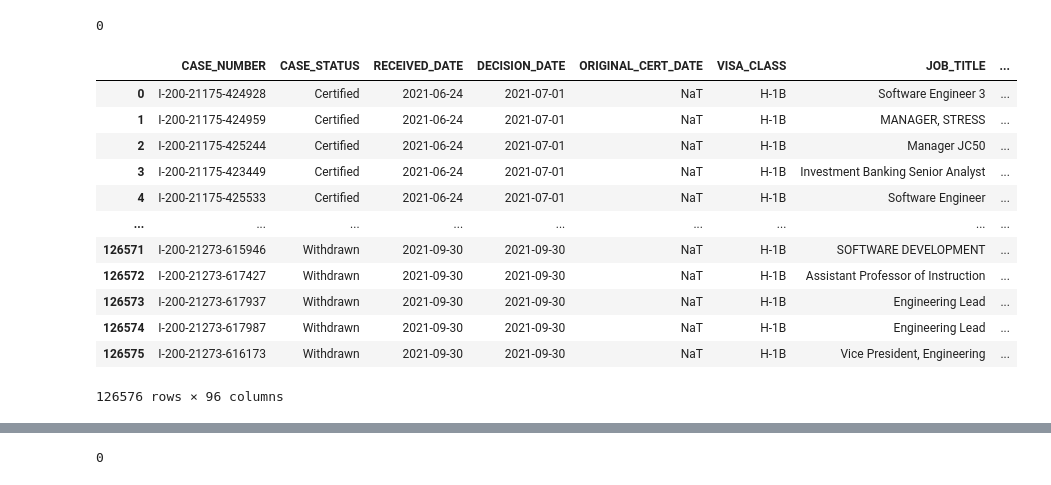
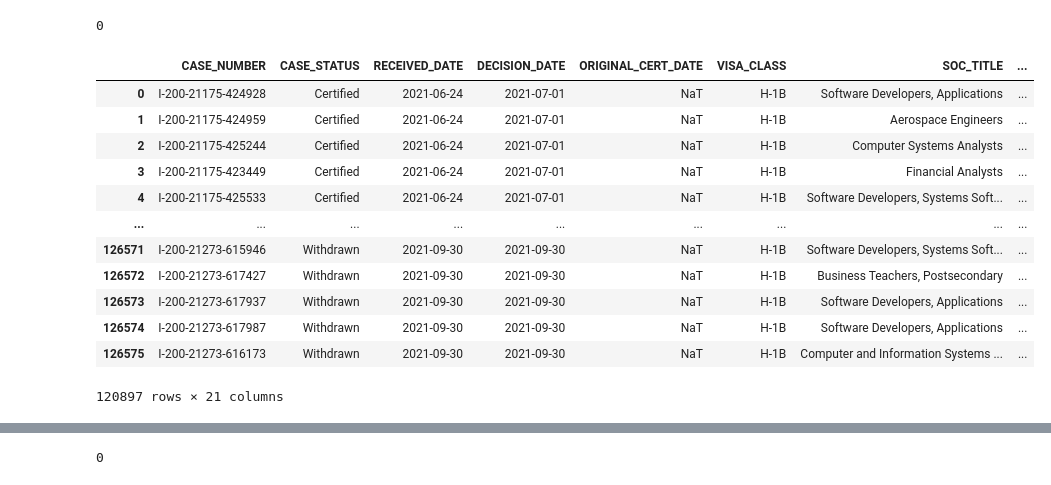
Before and after one commit to JohnBroberg/H1B_LCA, a Jupyter notebook: H1B_LCA.ipynb, the cells around one changed output, grey strips where cells are left out. Cells and saved outputs as stored; diff of their text form; code cells hidden in the pictures.

```diff
--- a/H1B_LCA.ipynb
+++ b/H1B_LCA.ipynb
@@ -21,9 +21,14 @@ lca_cols = ['CASE_NUMBER','CASE_STATUS', 'RECEIVED_DATE', 'DECISION_DATE', 'ORIG
            , 'TOTAL_WORKER_POSITIONS', 'EMPLOYER_NAME', 'NAICS_CODE', 'WORKSITE_WORKERS'
            , 'SECONDARY_ENTITY', 'SECONDARY_ENTITY_BUSINESS_NAME', 'WORKSITE_STATE'
            , 'WAGE_RATE_OF_PAY_FROM', 'WAGE_RATE_OF_PAY_TO', 'WAGE_UNIT_OF_PAY'
-           , 'PREVAILING_WAGE', 'PW_UNIT_OF_PAY', 'PW_TRACKING_NUMBER', 'PW_WAGE_LEVEL']
+           , 'PREVAILING_WAGE', 'PW_UNIT_OF_PAY', 'PW_WAGE_LEVEL']
 #           , 'PW_OES_YEAR', 'PW_OTHER_SOURCE', 'PW_OTHER_YEAR', 'PW_SURVEY_PUBLISHER', 'PW_SURVEY_NAME']
 
-df = pd.read_excel("https://www.dol.gov/sites/dolgov/files/ETA/oflc/pdfs/LCA_Disclosure_Data_FY2022_Q3.xlsx"
+df22 = pd.read_excel("https://www.dol.gov/sites/dolgov/files/ETA/oflc/pdfs/LCA_Disclosure_Data_FY2022_Q3.xlsx"
                   , usecols = lca_cols)
 #                  , index_col = None)
+
+df22 = df22[(df22['VISA_CLASS']=='H-1B') & \
+        (df22['FULL_TIME_POSITION']=='Y')]
+
+df22
@@ -104,19 +89,24 @@ len(df['CASE_NUMBER'])-len(df['CASE_NUMBER'].drop_duplicates())
 # %%
 
 
-df21 = pd.read_excel("https://www.dol.gov/sites/dolgov/files/ETA/oflc/pdfs/LCA_Disclosure_Data_FY2021_Q4.xlsx")
-df21
+df21q4 = pd.read_excel("https://www.dol.gov/sites/dolgov/files/ETA/oflc/pdfs/LCA_Disclosure_Data_FY2021_Q4.xlsx"
+                      , usecols = lca_cols)
+
+df21q4 = df21q4[(df21q4['VISA_CLASS']=='H-1B') & \
+        (df21q4['FULL_TIME_POSITION']=='Y')]
+
+df21q4
 # %% [output]
-|  | CASE_NUMBER | CASE_STATUS | RECEIVED_DATE | DECISION_DATE | ORIGINAL_CERT_DATE | VISA_CLASS | JOB_TITLE | ... |
-| 0 | I-200-21175-424928 | Certified | 2021-06-24 | 2021-07-01 | NaT | H-1B | Software Engineer 3 | ... |
-| 1 | I-200-21175-424959 | Certified | 2021-06-24 | 2021-07-01 | NaT | H-1B | MANAGER, STRESS | ... |
-| 2 | I-200-21175-425244 | Certified | 2021-06-24 | 2021-07-01 | NaT | H-1B | Manager JC50 | ... |
-| 3 | I-200-21175-423449 | Certified | 2021-06-24 | 2021-07-01 | NaT | H-1B | Investment Banking Senior Analyst | ... |
-| 4 | I-200-21175-425533 | Certified | 2021-06-24 | 2021-07-01 | NaT | H-1B | Software Engineer | ... |
+|  | CASE_NUMBER | CASE_STATUS | RECEIVED_DATE | DECISION_DATE | ORIGINAL_CERT_DATE | VISA_CLASS | SOC_TITLE | ... |
+| 0 | I-200-21175-424928 | Certified | 2021-06-24 | 2021-07-01 | NaT | H-1B | Software Developers, Applications | ... |
+| 1 | I-200-21175-424959 | Certified | 2021-06-24 | 2021-07-01 | NaT | H-1B | Aerospace Engineers | ... |
+| 2 | I-200-21175-425244 | Certified | 2021-06-24 | 2021-07-01 | NaT | H-1B | Computer Systems Analysts | ... |
+| 3 | I-200-21175-423449 | Certified | 2021-06-24 | 2021-07-01 | NaT | H-1B | Financial Analysts | ... |
+| 4 | I-200-21175-425533 | Certified | 2021-06-24 | 2021-07-01 | NaT | H-1B | Software Developers, Systems Soft... | ... |
 | ... | ... | ... | ... | ... | ... | ... | ... | ... |
-| 126571 | I-200-21273-615946 | Withdrawn | 2021-09-30 | 2021-09-30 | NaT | H-1B | SOFTWARE DEVELOPMENT | ... |
-| 126572 | I-200-21273-617427 | Withdrawn | 2021-09-30 | 2021-09-30 | NaT | H-1B | Assistant Professor of Instruction | ... |
-| 126573 | I-200-21273-617937 | Withdrawn | 2021-09-30 | 2021-09-30 | NaT | H-1B | Engineering Lead | ... |
-| 126574 | I-200-21273-617987 | Withdrawn | 2021-09-30 | 2021-09-30 | NaT | H-1B | Engineering Lead | ... |
-| 126575 | I-200-21273-616173 | Withdrawn | 2021-09-30 | 2021-09-30 | NaT | H-1B | Vice President, Engineering | ... |
+| 126571 | I-200-21273-615946 | Withdrawn | 2021-09-30 | 2021-09-30 | NaT | H-1B | Software Developers, Systems Soft... | ... |
+| 126572 | I-200-21273-617427 | Withdrawn | 2021-09-30 | 2021-09-30 | NaT | H-1B | Business Teachers, Postsecondary | ... |
+| 126573 | I-200-21273-617937 | Withdrawn | 2021-09-30 | 2021-09-30 | NaT | H-1B | Software Developers, Applications | ... |
+| 126574 | I-200-21273-617987 | Withdrawn | 2021-09-30 | 2021-09-30 | NaT | H-1B | Software Developers, Applications | ... |
+| 126575 | I-200-21273-616173 | Withdrawn | 2021-09-30 | 2021-09-30 | NaT | H-1B | Computer and Information Systems ... | ... |
-126576 rows × 96 columns
+120897 rows × 21 columns
```
Also changed, not shown: parts of 23 cells of this notebook.
